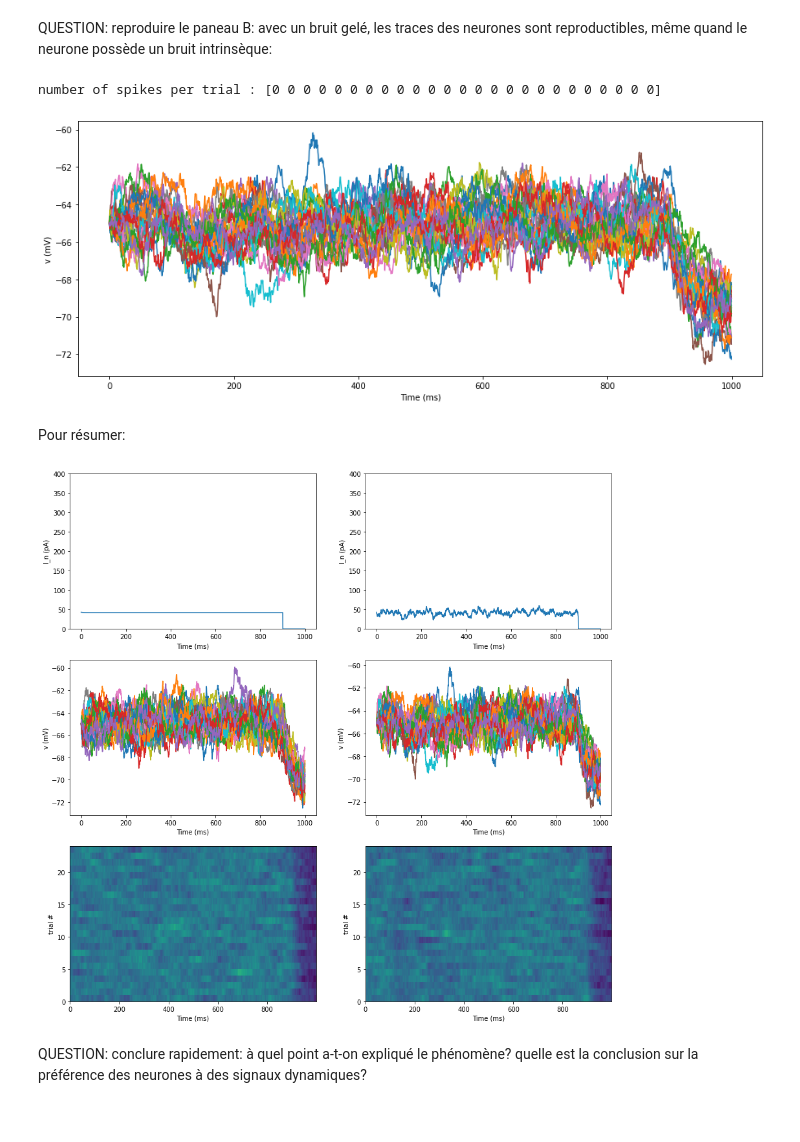
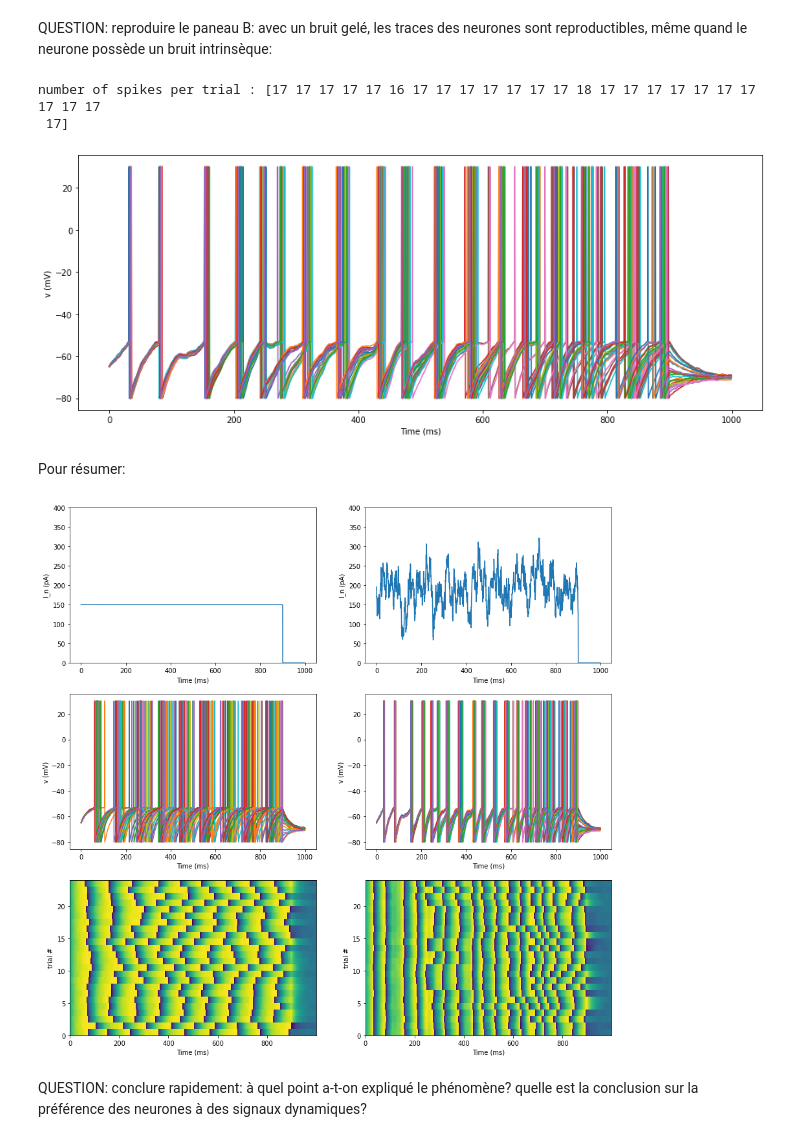
Before and after one commit to laurentperrinet/2021_UE-neurosciences-computationnelles, a Jupyter notebook: C_MainenSejnowski1995_LP.ipynb, the cells around one changed output. Drawn from its saved outputs; the diff is of its cells as text; code cells hidden in the pictures.

```diff
--- a/C_MainenSejnowski1995_LP.ipynb
+++ b/C_MainenSejnowski1995_LP.ipynb
@@ -611,19 +611,20 @@ ax.set_ylim(-.5, n_trials-.5);
 QUESTION: reproduire le paneau B: avec un bruit gelé, les traces des neurones sont reproductibles, même quand le neurone possède un bruit intrinsèque:
 # %%
 VB = np.zeros((n_trials, len(time)))
-b_B = Bruit(I_n=42, I_0=42, seed=seed)
+b_B = Bruit(I_n=300, I_0=195, seed=seed)
 for i in range(n_trials):
     VB[i, :] = leaky_IF(time, b_B)
 
 print('number of spikes per trial :', (VB>0).sum(axis=1))
 
 fig, ax = plt.subplots(1, 1, figsize=(fig_width, fig_width/phi))
 ax.plot(time, VB.T)
 ax.set_xlabel('Time (ms)')
 ax.set_ylabel('v (mV)');
 # %% [output]
-number of spikes per trial : [0 0 0 0 0 0 0 0 0 0 0 0 0 0 0 0 0 0 0 0 0 0 0 0 0]
+number of spikes per trial : [17 17 17 17 17 16 17 17 17 17 17 17 17 18 17 17 17 17 17 17 17 17 17 17
+ 17]
-[figure, old version]
+[figure, new version]
 # %% [markdown]
 Pour résumer:
 # %%
@@ -644,6 +645,6 @@ for i in range(2):
     axs[0][i].set_ylabel('I_n (pA)')
     axs[0][i].set_ylim(0, 400);
 # %% [output]
-[figure, old version]
+[figure, new version]
 # %% [markdown]
 QUESTION: conclure rapidement: à quel point a-t-on expliqué le phénomène? quelle est la conclusion sur la préférence des neurones à des signaux dynamiques?
```
Also changed, not shown: parts of 17 cells of this notebook.
